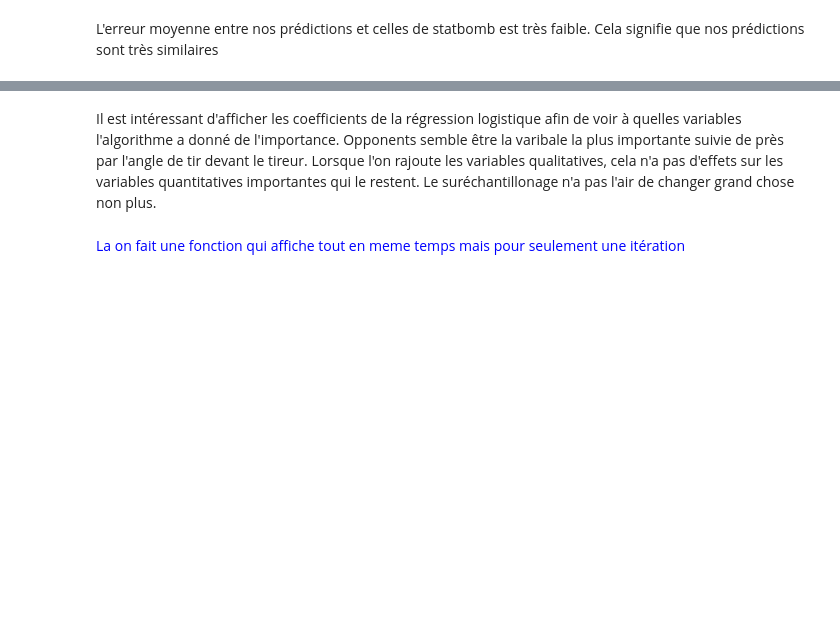
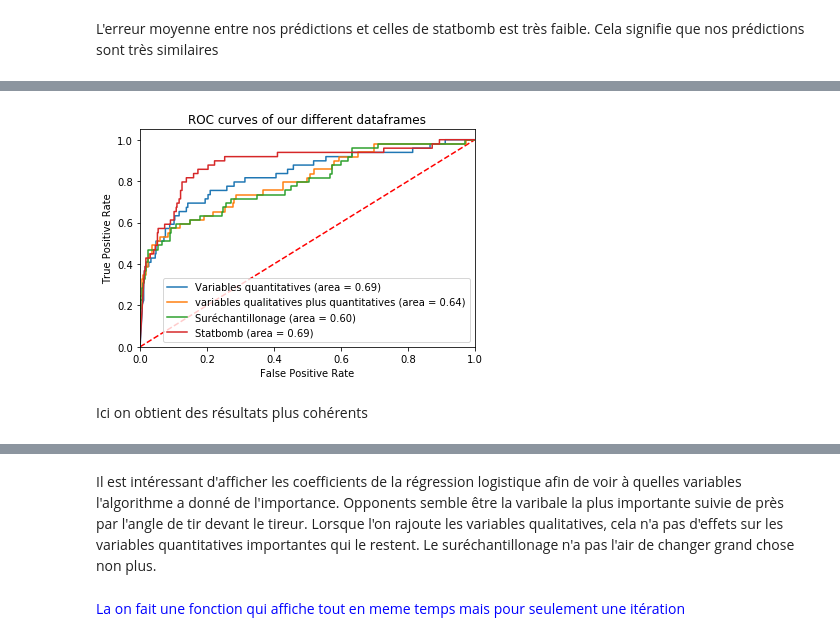
Before and after one commit to sebquetin/ML_Football, a Jupyter notebook: oribes-piedra-quetin-Proj4GMM.ipynb, the cells around one changed output, grey strips where cells are left out. Cells and saved outputs as stored; diff of their text form; code cells hidden in the pictures; blank space fills up the shorter version.

```diff
--- a/oribes-piedra-quetin-Proj4GMM.ipynb
+++ b/oribes-piedra-quetin-Proj4GMM.ipynb
@@ -593,3 +594,25 @@ Visuellement, le modèle de statsbomb a une bien meilleure aire sous la courbe,
+# %%
+plt.figure()
+plt.plot([0, 1], [0, 1],'r--')
+plt.xlim([0.0, 1.0])
+plt.ylim([0.0, 1.05])
+plt.xlabel('False Positive Rate')
+plt.ylabel('True Positive Rate')
+plt.title('ROC curves of our different dataframes')
+
+
+plt.plot(fpr1, tpr1, label='Variables quantitatives (area = %0.2f)' % mean(tpr1))
+plt.plot(fpr2, tpr2, label='variables qualitatives plus quantitatives (area = %0.2f)' % mean(tpr2))
+plt.plot(fpr3, tpr3, label='Suréchantillonage (area = %0.2f)' % mean(tpr3))
+plt.plot(fpr4, tpr4, label='Statbomb (area = %0.2f)' % mean(tpr4))
+
+plt.legend(loc="lower right")
+plt.savefig('Log_ROC')
+plt.show()
+# %% [output]
+[figure, added]
+# %% [markdown]
+Ici on obtient des résultats plus cohérents
 # %%
 
 plt.figure(1,figsize=(15,30))
```
Also changed, not shown: parts of 17 cells of this notebook.
